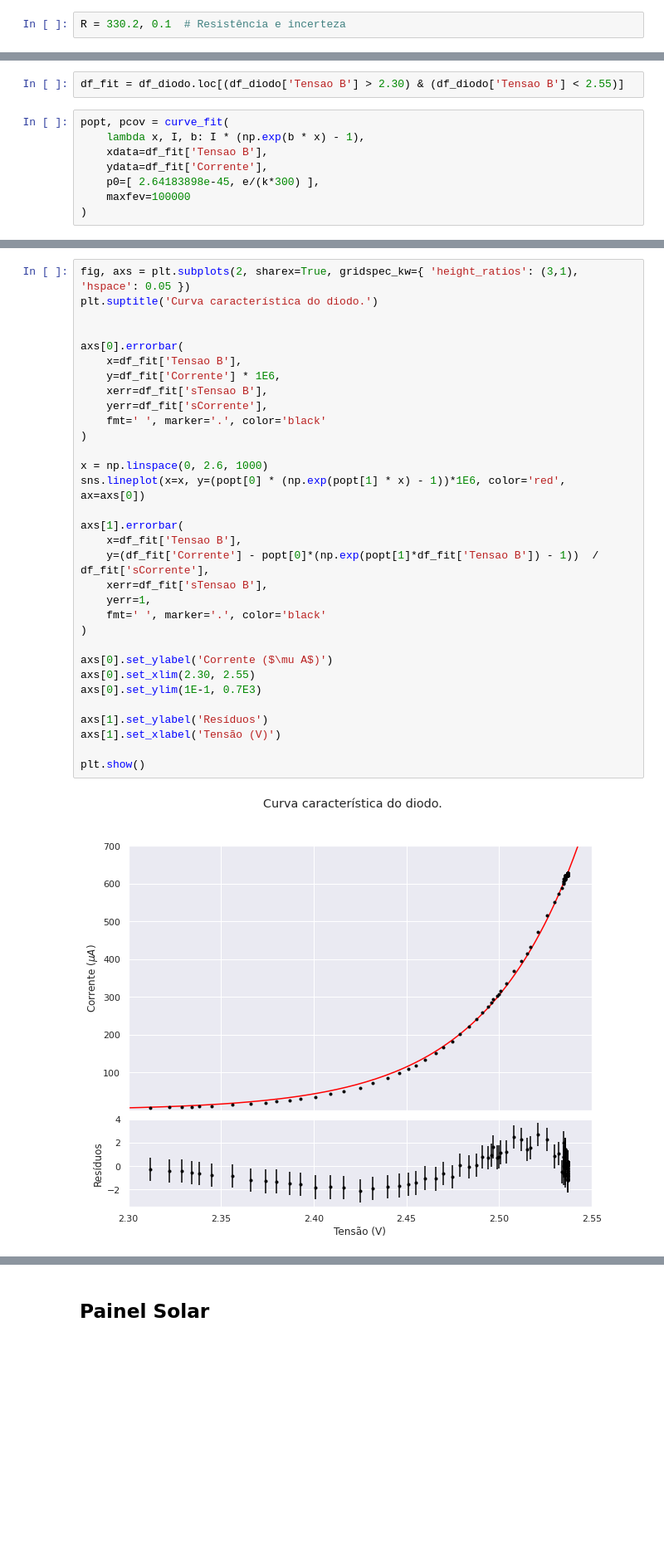
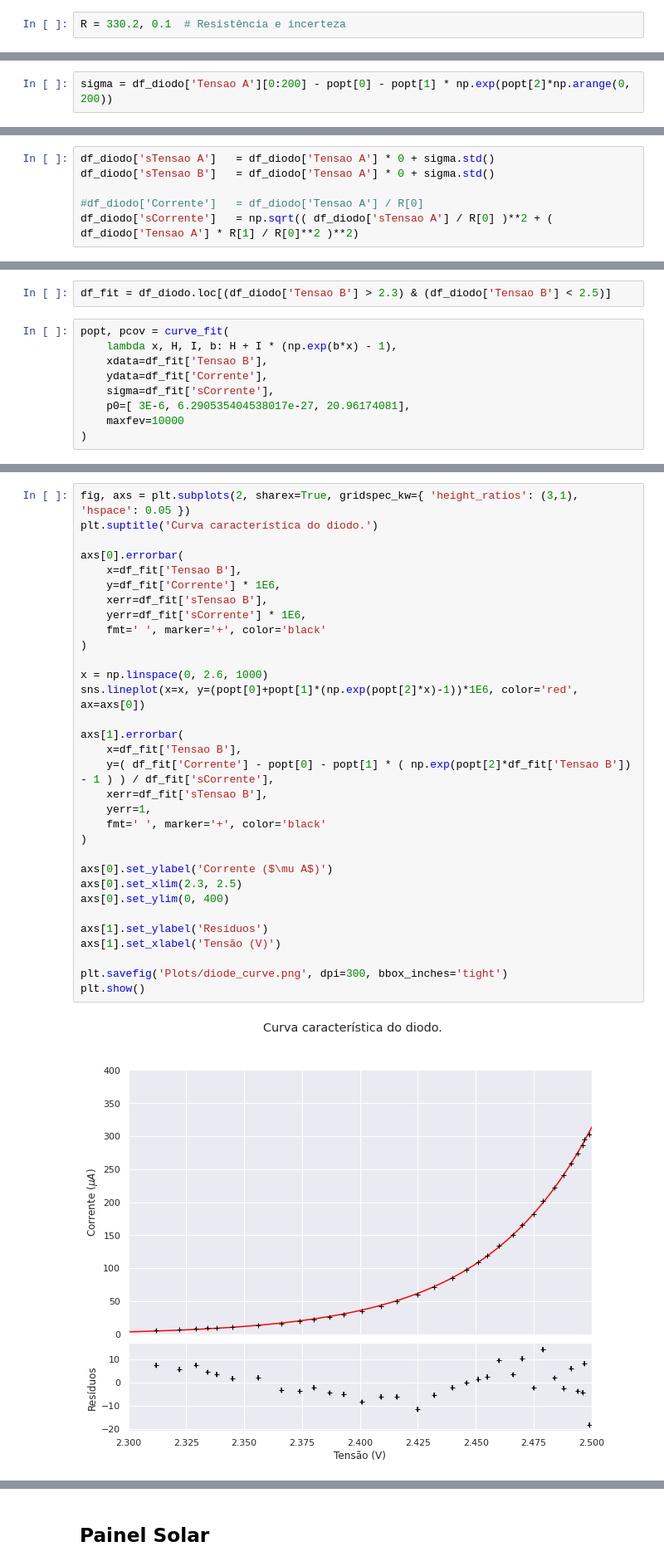
Before and after one commit to ivfreire/lab_3, a Jupyter notebook: Experimento 1/Atividade 3/análise.ipynb, the cells around one changed output, grey strips where cells are left out. Shown at 83% size. Cells and saved outputs as stored; diff of their text form; blank space fills up the shorter version.

```diff
--- a/Experimento 1/Atividade 3/análise.ipynb
+++ b/Experimento 1/Atividade 3/análise.ipynb
@@ -35,0 +51,2 @@ R = 330.2, 0.1	# Resistência e incerteza
+# %%
+sigma = df_diodo['Tensao A'][0:200] - popt[0] - popt[1] * np.exp(popt[2]*np.arange(0, 200))
@@ -35,0 +59,6 @@ R = 330.2, 0.1	# Resistência e incerteza
+# %%
+df_diodo['sTensao A']	= df_diodo['Tensao A'] * 0 + sigma.std()
+df_diodo['sTensao B']	= df_diodo['Tensao A'] * 0 + sigma.std()
+
+#df_diodo['Corrente']	= df_diodo['Tensao A'] / R[0]
+df_diodo['sCorrente']	= np.sqrt(( df_diodo['sTensao A'] / R[0] )**2 + ( df_diodo['Tensao A'] * R[1] / R[0]**2 )**2)
@@ -36,12 +75,13 @@ R = 330.2, 0.1	# Resistência e incerteza
 # %%
-df_fit = df_diodo.loc[(df_diodo['Tensao B'] > 2.30) & (df_diodo['Tensao B'] < 2.55)]
+df_fit = df_diodo.loc[(df_diodo['Tensao B'] > 2.3) & (df_diodo['Tensao B'] < 2.5)]
 # %%
 popt, pcov = curve_fit(
-	lambda x, I, b: I * (np.exp(b * x) - 1),
+	lambda x, H, I, b: H + I * (np.exp(b*x) - 1),
 	xdata=df_fit['Tensao B'],
 	ydata=df_fit['Corrente'],
-	p0=[ 2.64183898e-45, e/(k*300) ],
-	maxfev=100000
+	sigma=df_fit['sCorrente'],
+	p0=[ 3E-6, 6.290535404538017e-27, 20.96174081],
+	maxfev=10000
 )
 # %%
 popt
@@ -50,35 +90,35 @@ array([1.76818156e-25, 1.95586470e+01])
 # %%
 fig, axs = plt.subplots(2, sharex=True, gridspec_kw={ 'height_ratios': (3,1), 'hspace': 0.05 })
 plt.suptitle('Curva característica do diodo.')
-
 
 axs[0].errorbar(
 	x=df_fit['Tensao B'],
 	y=df_fit['Corrente'] * 1E6,
 	xerr=df_fit['sTensao B'],
-	yerr=df_fit['sCorrente'],
-	fmt=' ', marker='.', color='black'
+	yerr=df_fit['sCorrente'] * 1E6,
+	fmt=' ', marker='+', color='black'
 )
 
 x = np.linspace(0, 2.6, 1000)
-sns.lineplot(x=x, y=(popt[0] * (np.exp(popt[1] * x) - 1))*1E6, color='red', ax=axs[0])
+sns.lineplot(x=x, y=(popt[0]+popt[1]*(np.exp(popt[2]*x)-1))*1E6, color='red', ax=axs[0])
 
 axs[1].errorbar(
 	x=df_fit['Tensao B'],
-	y=(df_fit['Corrente'] - popt[0]*(np.exp(popt[1]*df_fit['Tensao B']) - 1))  / df_fit['sCorrente'],
+	y=( df_fit['Corrente'] - popt[0] - popt[1] * ( np.exp(popt[2]*df_fit['Tensao B']) - 1 ) ) / df_fit['sCorrente'],
 	xerr=df_fit['sTensao B'],
 	yerr=1,
-	fmt=' ', marker='.', color='black'
+	fmt=' ', marker='+', color='black'
 )
 
 axs[0].set_ylabel('Corrente ($\mu A$)')
-axs[0].set_xlim(2.30, 2.55)
-axs[0].set_ylim(1E-1, 0.7E3)
+axs[0].set_xlim(2.3, 2.5)
+axs[0].set_ylim(0, 400)
 
 axs[1].set_ylabel('Resíduos')
 axs[1].set_xlabel('Tensão (V)')
 
+plt.savefig('Plots/diode_curve.png', dpi=300, bbox_inches='tight')
 plt.show()
 # %% [output]
-[figure, old version]
+[figure, new version]
 # %%
```
Also changed, not shown: parts of 9 cells of this notebook, 3 other files.
